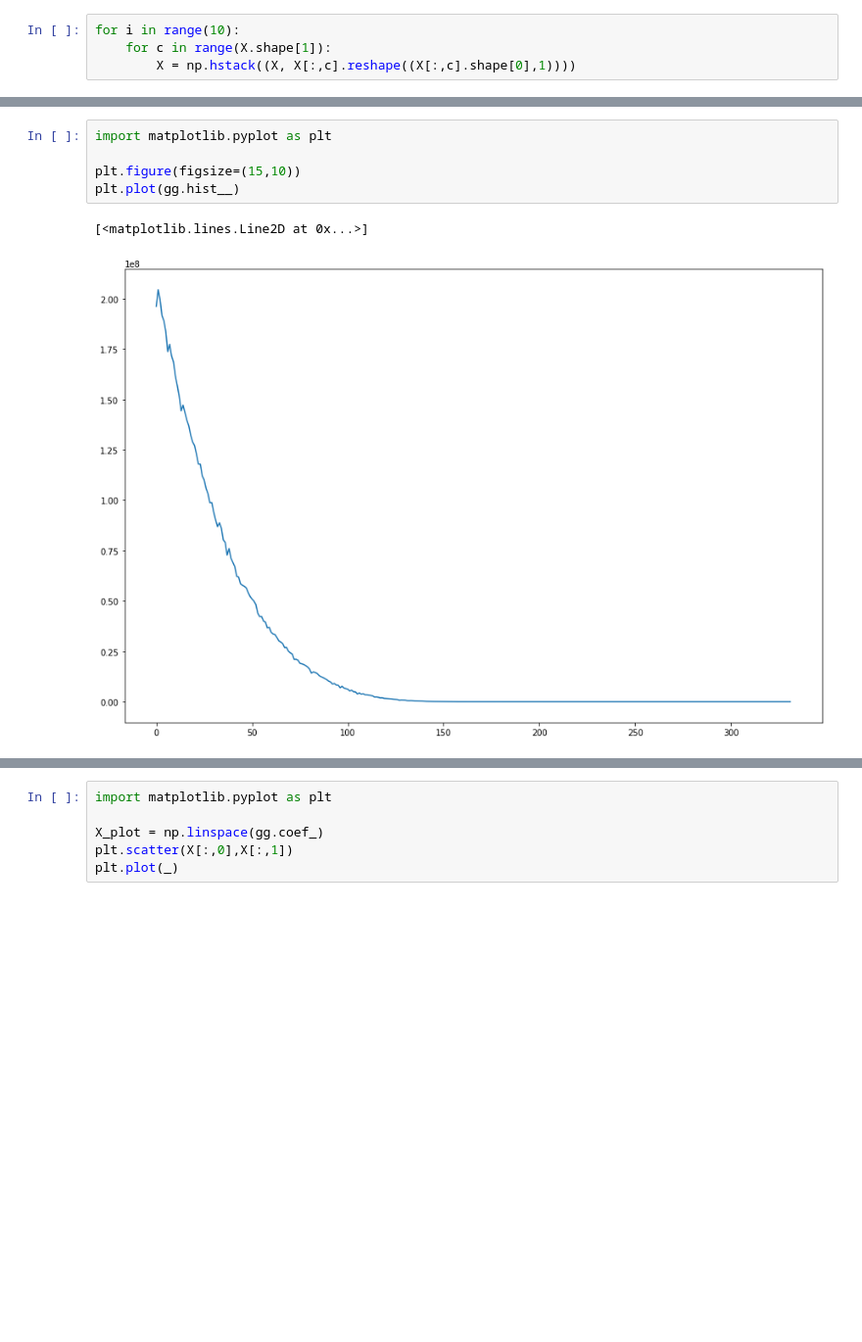
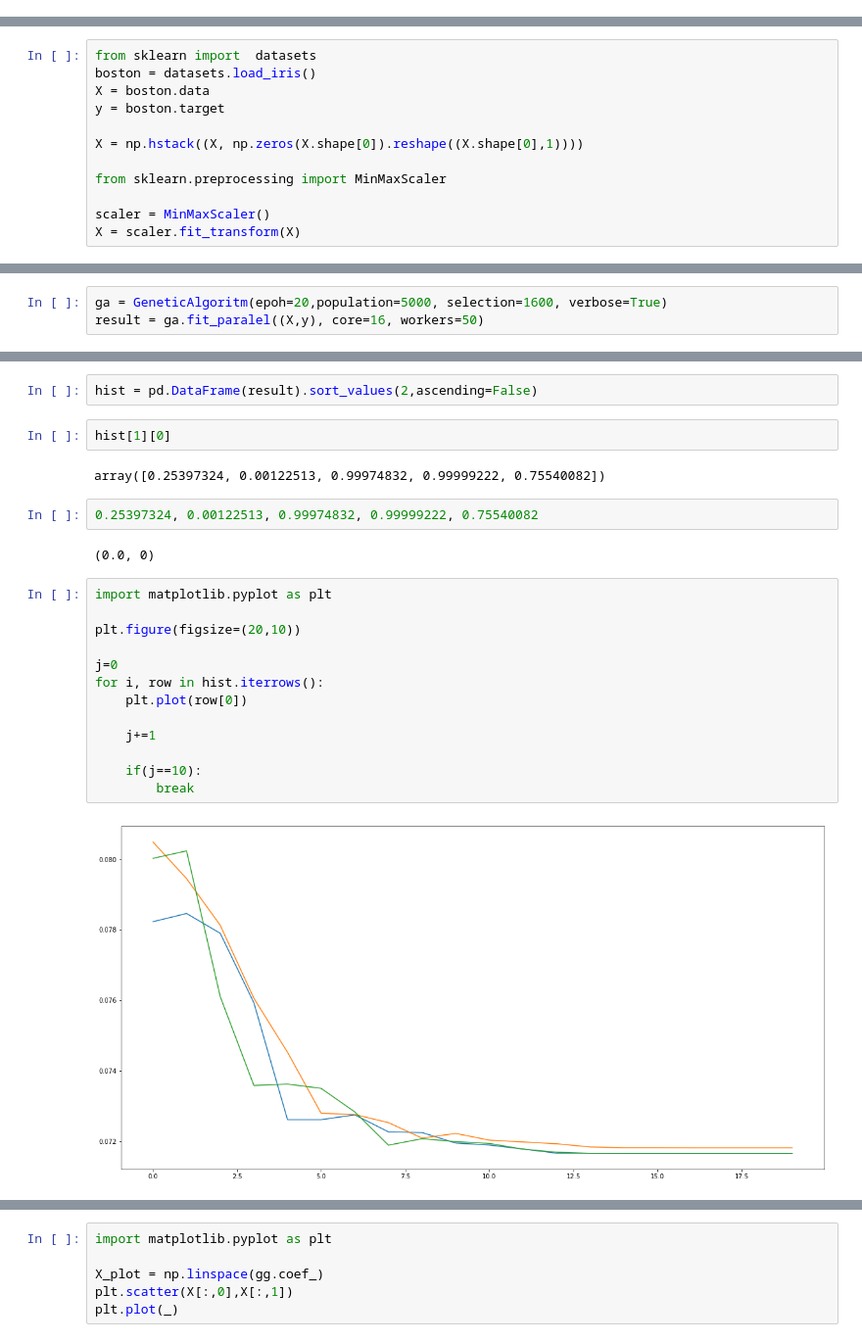
Before and after one commit to bedretdinov/genetics, a Jupyter notebook: Untitled.ipynb, the cells around one changed output, grey strips where cells are left out. Shown at 98% size. Drawn from its saved outputs; the diff is of its cells as text; blank space fills up the shorter version.

```diff
--- a/Untitled.ipynb
+++ b/Untitled.ipynb
@@ -101,4 +113,0 @@ y = boston.target
-# %%
-for i in range(10):
-    for c in range(X.shape[1]):
-        X = np.hstack((X, X[:,c].reshape((X[:,c].shape[0],1))))
@@ -120,0 +114,12 @@ gg.fit(X,y)
+# %%
+from sklearn import  datasets
+boston = datasets.load_iris()
+X = boston.data
+y = boston.target
+
+X = np.hstack((X, np.zeros(X.shape[0]).reshape((X.shape[0],1))))
+
+from sklearn.preprocessing import MinMaxScaler
+
+scaler = MinMaxScaler()
+X = scaler.fit_transform(X)
@@ -120,0 +135,3 @@ gg.fit(X,y)
+# %%
+ga = GeneticAlgoritm(epoh=20,population=5000, selection=1600, verbose=True)
+result = ga.fit_paralel((X,y), core=16, workers=50)
@@ -121,11 +156,28 @@ gg.fit(X,y)
+# %%
+hist = pd.DataFrame(result).sort_values(2,ascending=False)
+# %%
+hist[1][0]
+# %% [output]
+array([0.25397324, 0.00122513, 0.99974832, 0.99999222, 0.75540082])
+# %%
+0.25397324, 0.00122513, 0.99974832, 0.99999222, 0.75540082
+# %% [output]
+(0.0, 0)
 # %%
 import matplotlib.pyplot as plt
 
-plt.figure(figsize=(15,10))
-plt.plot(gg.hist__)
+plt.figure(figsize=(20,10))
+
+j=0
+for i, row in hist.iterrows():
+    plt.plot(row[0])
+
+    j+=1
+
+    if(j==10):
+        break
 # %% [output]
-[<matplotlib.lines.Line2D at 0x...>]
-[figure, old version]
+[figure, new version]
 # %%
 test = pd.DataFrame(y)
 test['predict'] = X.dot(gg.coef__)
```
Also changed, not shown: parts of 8 cells of this notebook.
